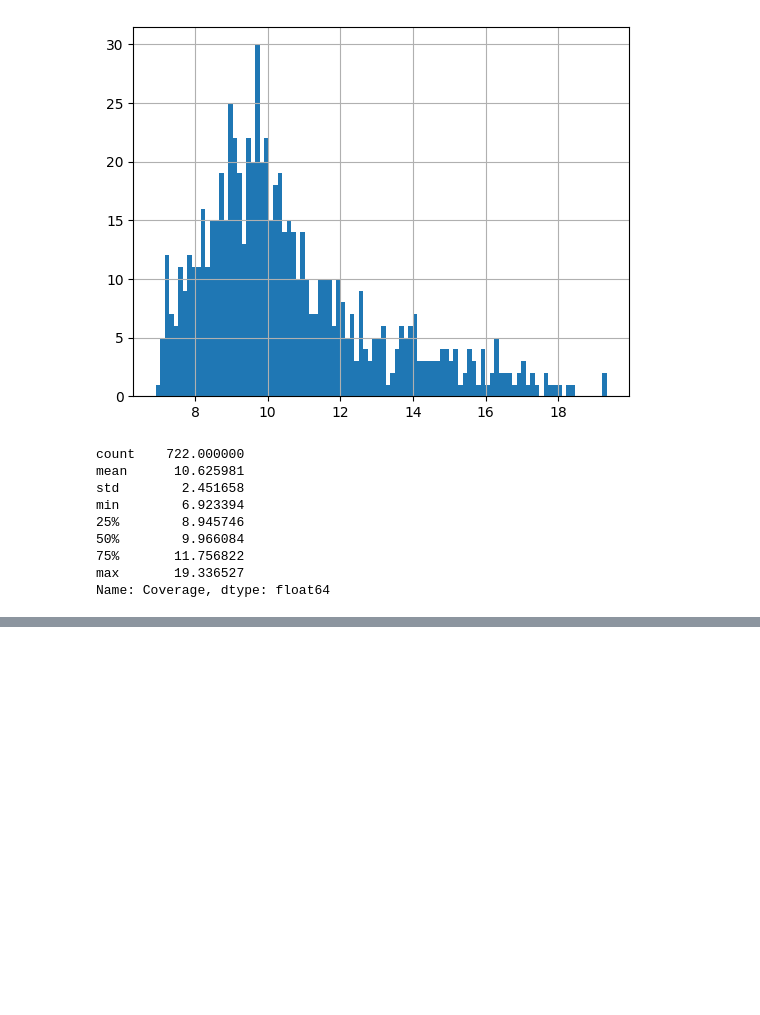
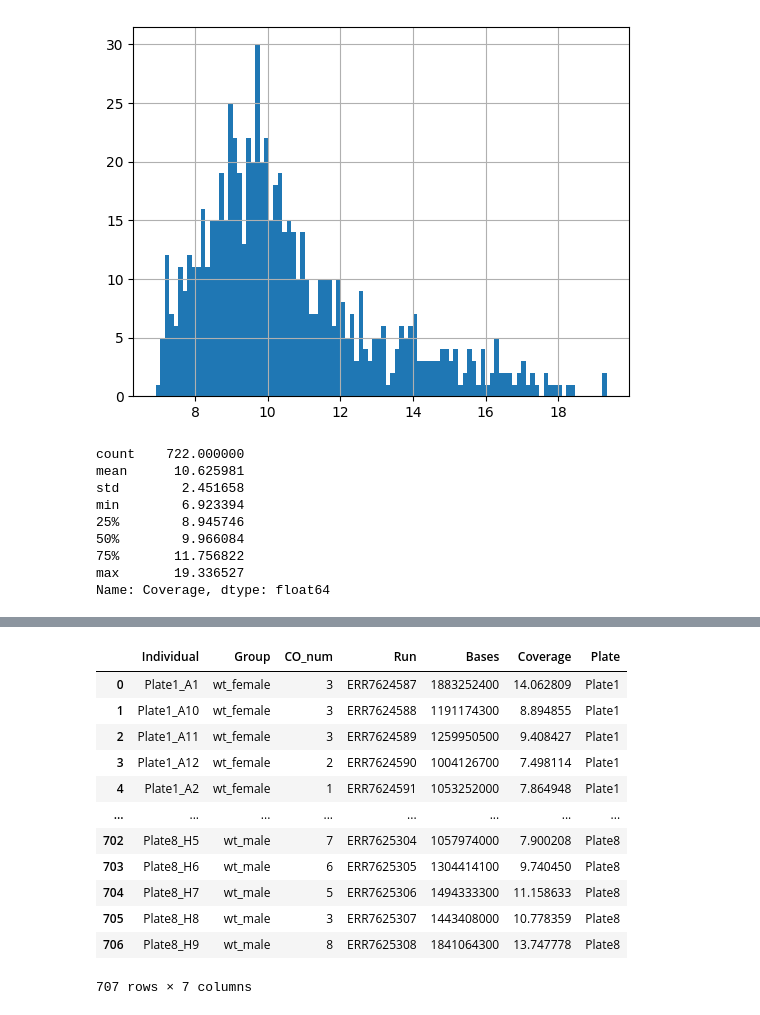
Before and after one commit to HazyFish/cen-kmers, a Jupyter notebook: notebooks/mpipz_analysis.ipynb, the cells around one changed output, grey strips where cells are left out. Drawn from its saved outputs; the diff is of its cells as text; code cells hidden in the pictures; blank space fills up the shorter version.

```diff
--- a/notebooks/mpipz_analysis.ipynb
+++ b/notebooks/mpipz_analysis.ipynb
@@ -44,0 +179,3 @@ Name: Coverage, dtype: float64
+# %%
+df_sra = pd.read_csv('../PRJEB49306.SraRunTable.csv', usecols=['Run', 'Individual', 'Bases'], index_col='Individual')
+df_sra.shape
@@ -44,0 +184,5 @@ Name: Coverage, dtype: float64
+# %%
+df_geno = pd.read_csv('../mpipz-genotypes-raw.csv')
+df_individuals = df_geno[df_geno['Project'] == 'EMS'].groupby(['Group', 'Sample_id']).aggregate({'CO_num': 'sum'}).reset_index()
+df_individuals.set_index('Sample_id', inplace=True)
+df_individuals
@@ -44,0 +204,19 @@ Name: Coverage, dtype: float64
+# %%
+df_individuals = df_individuals.join(df_sra, how='inner').reset_index(names='Individual')
+df_individuals['Coverage'] = df_individuals['Bases'] / 133_917_231
+df_individuals['Plate'] = df_individuals['Individual'].str.split('_').str[0]
+df_individuals
+# %% [output]
+|  | Individual | Group | CO_num | Run | Bases | Coverage | Plate |
+| 0 | Plate1_A1 | wt_female | 3 | ERR7624587 | 1883252400 | 14.062809 | Plate1 |
+| 1 | Plate1_A10 | wt_female | 3 | ERR7624588 | 1191174300 | 8.894855 | Plate1 |
+| 2 | Plate1_A11 | wt_female | 3 | ERR7624589 | 1259950500 | 9.408427 | Plate1 |
+| 3 | Plate1_A12 | wt_female | 2 | ERR7624590 | 1004126700 | 7.498114 | Plate1 |
+| 4 | Plate1_A2 | wt_female | 1 | ERR7624591 | 1053252000 | 7.864948 | Plate1 |
+| ... | ... | ... | ... | ... | ... | ... | ... |
+| 702 | Plate8_H5 | wt_male | 7 | ERR7625304 | 1057974000 | 7.900208 | Plate8 |
+| 703 | Plate8_H6 | wt_male | 6 | ERR7625305 | 1304414100 | 9.740450 | Plate8 |
+| 704 | Plate8_H7 | wt_male | 5 | ERR7625306 | 1494333300 | 11.158633 | Plate8 |
+| 705 | Plate8_H8 | wt_male | 3 | ERR7625307 | 1443408000 | 10.778359 | Plate8 |
+| 706 | Plate8_H9 | wt_male | 8 | ERR7625308 | 1841064300 | 13.747778 | Plate8 |
+707 rows × 7 columns
```
Also changed, not shown: parts of 26 cells of this notebook.
